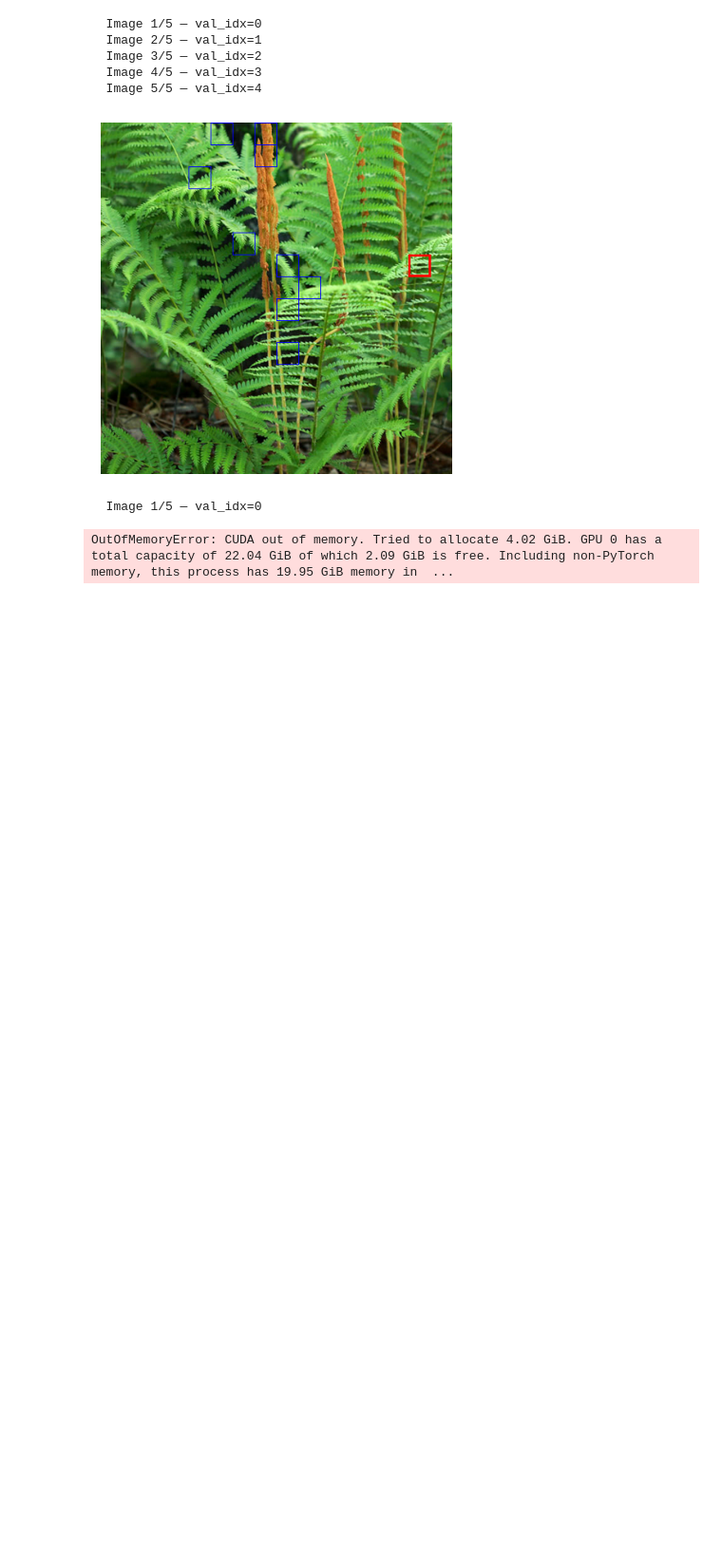
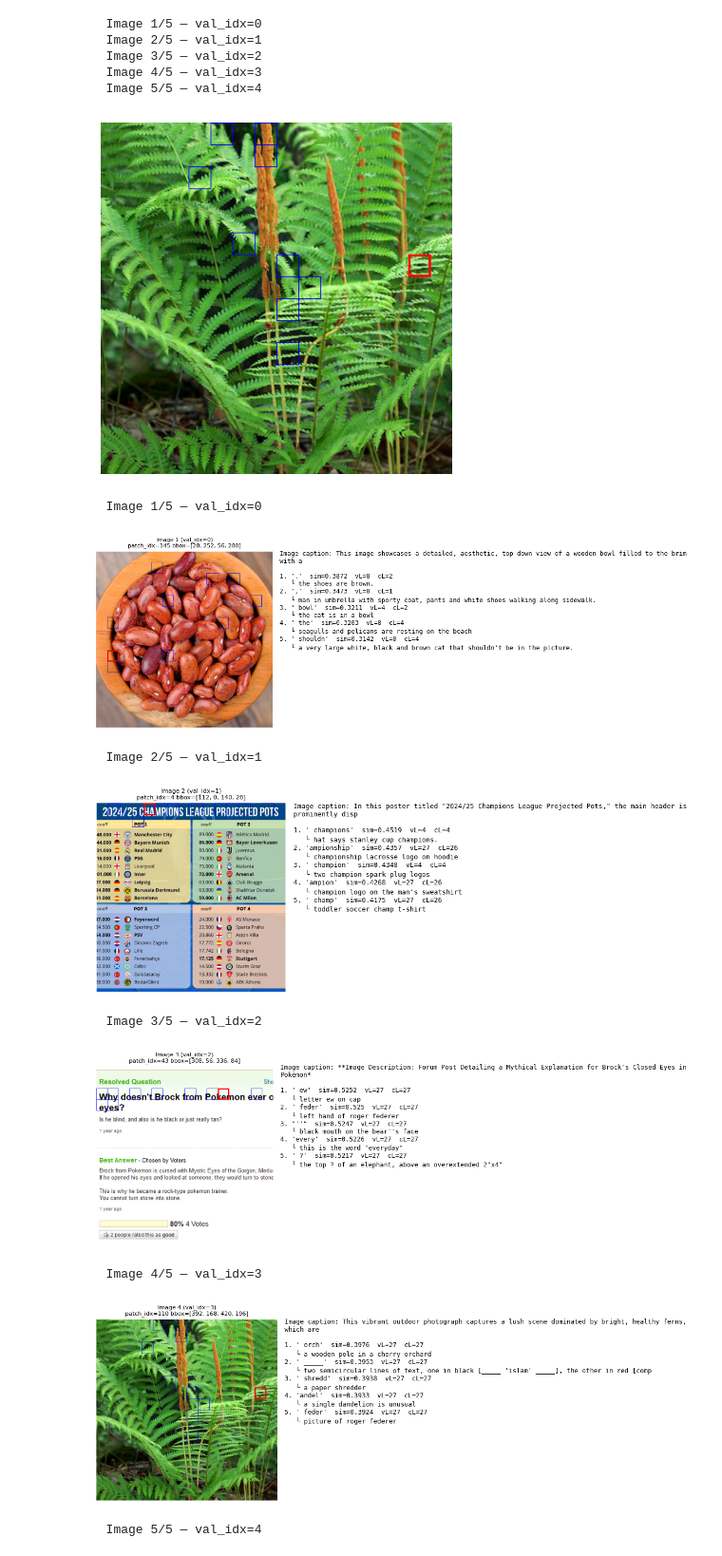
Before and after one commit to Praful932/latentlens, a Jupyter notebook: experiment/working_nbs/3_bbox_check.ipynb, the cells around one changed output. Shown at 95% size. Drawn from its saved outputs; the diff is of its cells as text; code cells hidden in the pictures; blank space fills up the shorter version.

Commit message:
add bbox code

```diff
--- a/experiment/working_nbs/3_bbox_check.ipynb
+++ b/experiment/working_nbs/3_bbox_check.ipynb
@@ -361,22 +346,29 @@ def get_image_results(
                 print(f"  Warning: visual_layer={layer} out of range ({len(hidden_states)} total)")
                 continue
             hs_by_layer[layer] = hidden_states[layer][0, vision_start + patch_idx, :].float().cpu()
+
+        del hidden_states, outputs
+        if device.type == "cuda":
+            torch.cuda.empty_cache()
+
         return hs_by_layer
 
     def search_top_phrases(hs_by_layer: dict) -> list:
+        # Search entirely on CPU: each bank is 2.15 GB fp16 (4.3 GB fp32),
+        # which doesn't fit in the ~2 GB free VRAM after the 7B model.
+        # The query is a single vector so CPU matmul is fast enough.
         candidates = []
         for visual_layer, query in hs_by_layer.items():
-            query_norm = F.normalize(query.float(), dim=-1).to(device)
+            query_norm = F.normalize(query.float(), dim=-1)  # CPU fp32 [hidden_dim]
 
             for bank_layer, bank in banks.items():
-                emb = bank.embeddings.to(device).float()
-                emb_norm = F.normalize(emb, dim=-1)
-                sims = query_norm @ emb_norm.T
+                emb_norm = F.normalize(bank.embeddings.float(), dim=-1)  # CPU fp32 [N, hidden_dim]
+                sims = query_norm @ emb_norm.T                            # CPU [N]
 
                 k = min(search_top_k, sims.shape[0])
                 vals, idxs = torch.topk(sims, k=k)
 
-                for sim, idx in zip(vals.cpu().tolist(), idxs.cpu().tolist()):
+                for sim, idx in zip(vals.tolist(), idxs.tolist()):
                     meta = bank.metadata[idx]
                     candidates.append({
                         "token_str": meta["token_str"],
@@ -386,9 +378,7 @@ def get_image_results(
                         "contextual_layer": bank_layer,
                     })
 
-                del emb, emb_norm, sims
-                if device.type == "cuda":
-                    torch.cuda.empty_cache()
+                del emb_norm, sims
 
         candidates.sort(key=lambda c: c["similarity"], reverse=True)
 
@@ -406,35 +396,53 @@ def get_image_results(
                 "visual_layer": c["visual_layer"],
                 "contextual_layer": c["contextual_layer"],
             })
             if len(top_phrases) >= top_k:
                 break
 
         return top_phrases
 
     results = []
     for i, record in enumerate(images_with_bboxes):
         print(f"  Image {i + 1}/{len(images_with_bboxes)} — val_idx={record['idx']}")
         hs_by_layer = extract_hidden_states(record)
         top5 = search_top_phrases(hs_by_layer)
         results.append({
             "idx": record["idx"],
             "image_url": record["image_url"],
             "caption": record["caption"],
             "patch_idx": record["patch_idx"],
             "bbox": record["bbox"],
             "top5": top5,
         })
+        # Show bbox image alongside results
+        fig, axes = plt.subplots(1, 2, figsize=(12, 4), gridspec_kw={"width_ratios": [1, 2]})
+        axes[0].imshow(record["image_with_bboxes"])
+        axes[0].set_title(f"Image {i + 1} (val_idx={record['idx']})\npatch_idx={record['patch_idx']} bbox={record['bbox']}", fontsize=8)
+        axes[0].axis("off")
+
+        axes[1].axis("off")
+        lines = [f"Image caption: {record['caption'][:100]}\n"]
         for rank, phrase in enumerate(top5, start=1):
-            print(
-                f"    {rank}. {phrase['token_str']!r} "
-                f"(sim={phrase['similarity']}, vL={phrase['visual_layer']}, cL={phrase['contextual_layer']})"
+            lines.append(
+                f"{rank}. {phrase['token_str']!r}  sim={phrase['similarity']}  "
+                f"vL={phrase['visual_layer']}  cL={phrase['contextual_layer']}\n"
+                f"   └ {phrase['caption'][:90]}"
             )
-        break
+        axes[1].text(0, 1, "\n".join(lines), va="top", ha="left", fontsize=9, family="monospace", wrap=True)
+        plt.tight_layout()
+        plt.show()
 
     return results
 
 
 image_results = get_image_results(images_with_bboxes, model, processor, banks)
 # %% [output]
   Image 1/5 — val_idx=0
+[figure, added]
-OutOfMemoryError: CUDA out of memory. Tried to allocate 4.02 GiB. GPU 0 has a total capacity of 22.04 GiB of which 2.09 GiB is free. Including non-PyTorch memory, this process has 19.95 GiB memory in  ...
+  Image 2/5 — val_idx=1
+[figure, added]
+  Image 3/5 — val_idx=2
+[figure, added]
+  Image 4/5 — val_idx=3
+[figure, added]
+  Image 5/5 — val_idx=4
```
Also changed, not shown: parts of 2 cells of this notebook.
